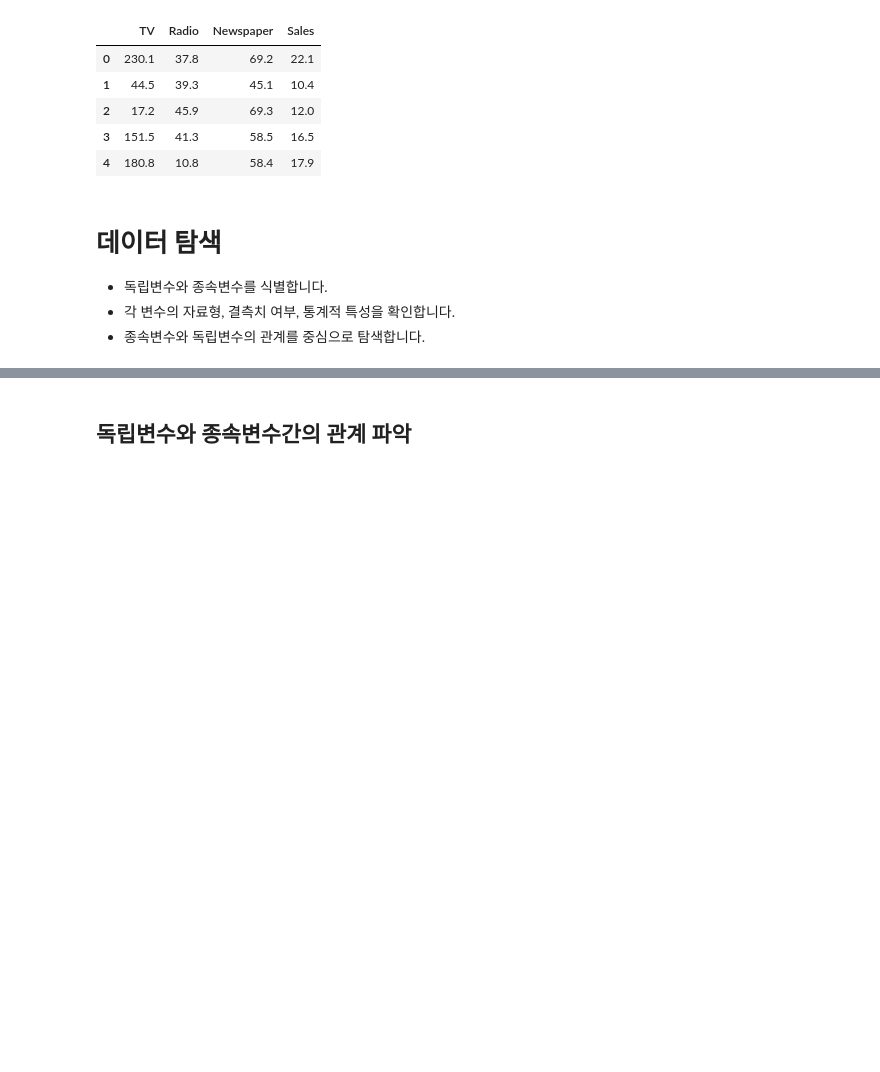
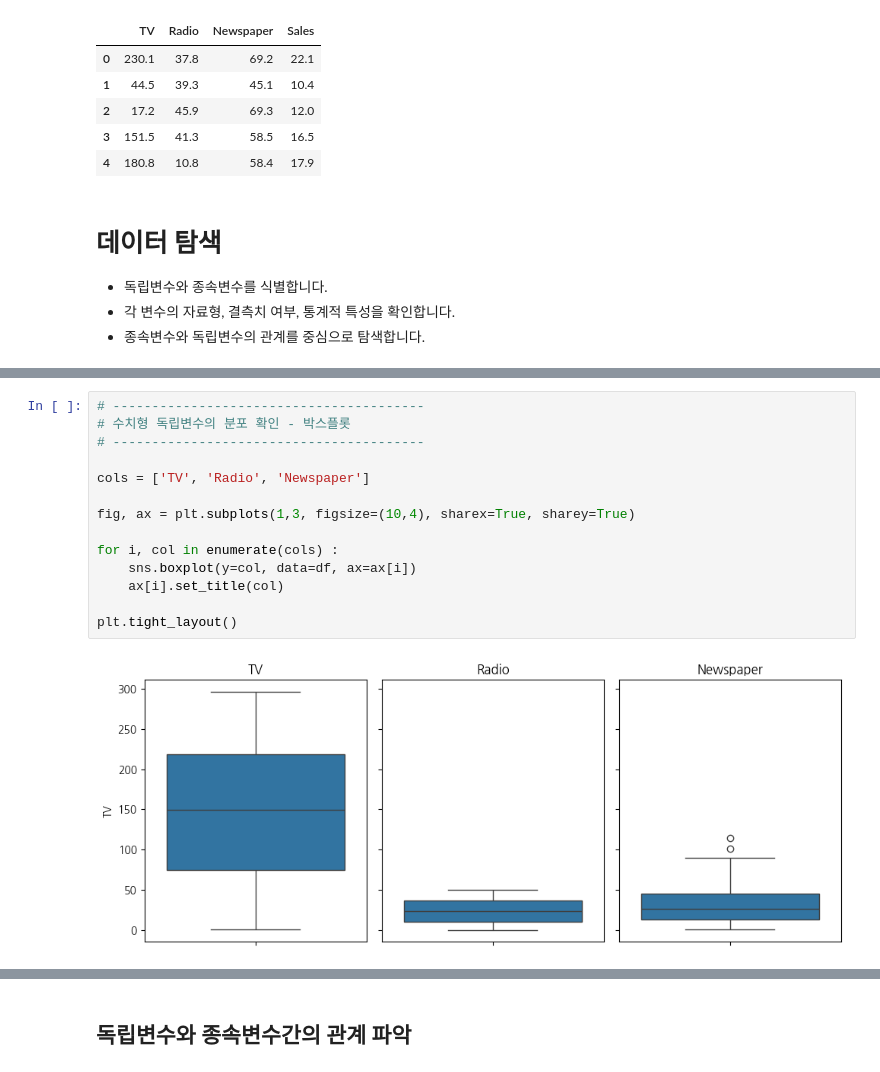
Before and after one commit to Theeo96/python_ml_crawling, a Jupyter notebook: 1_ML/01_회귀_광고플랫폼에따른판매량예측1_데이터탐색_실습.ipynb, the cells around one changed output, grey strips where cells are left out. Drawn from its saved outputs; the diff is of its cells as text; blank space fills up the shorter version.

```diff
--- a/1_ML/01_회귀_광고플랫폼에따른판매량예측1_데이터탐색_실습.ipynb
+++ b/1_ML/01_회귀_광고플랫폼에따른판매량예측1_데이터탐색_실습.ipynb
@@ -129,0 +135,16 @@ memory usage: 6.4 KB
+# %%
+# ----------------------------------------
+# 수치형 독립변수의 분포 확인 - 박스플롯
+# ----------------------------------------
+
+cols = ['TV', 'Radio', 'Newspaper']
+
+fig, ax = plt.subplots(1,3, figsize=(10,4), sharex=True, sharey=True)
+
+for i, col in enumerate(cols) :
+    sns.boxplot(y=col, data=df, ax=ax[i])
+    ax[i].set_title(col)
+
+plt.tight_layout()
+# %% [output]
+[figure, added]
```
Also changed, not shown: parts of 22 cells of this notebook.
